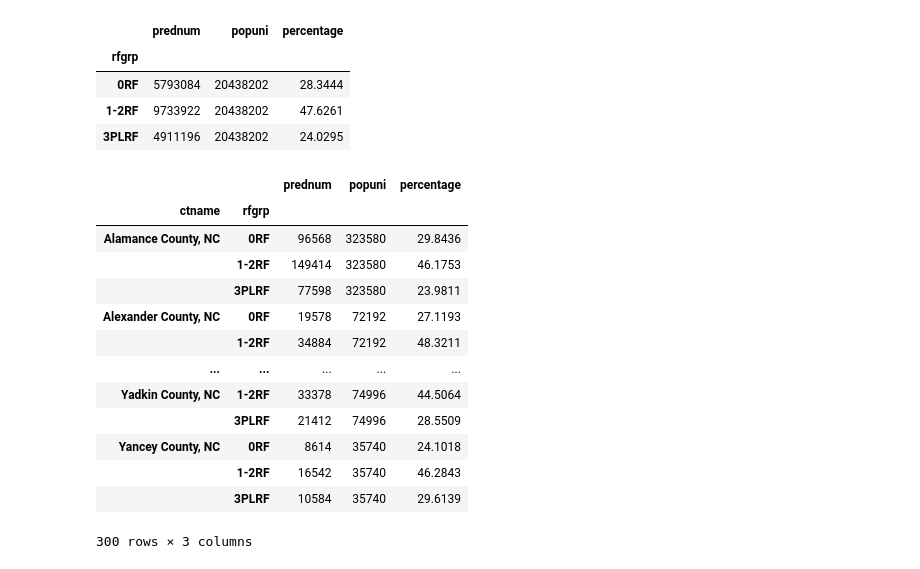
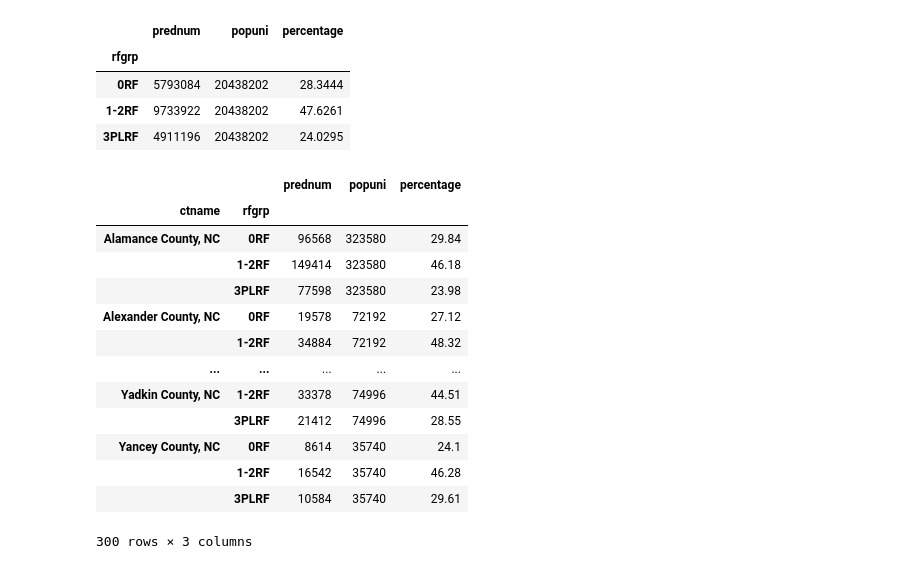
Before and after one commit to colbyhoke/project_1, a Jupyter notebook: covidapi.ipynb, the cells around one changed output. Cells and saved outputs as stored; diff of their text form; code cells hidden in the pictures.

```diff
--- a/covidapi.ipynb
+++ b/covidapi.ipynb
@@ -53,37 +57,42 @@ nc_overall_rf_df
 | 1-2RF | 9733922 | 20438202 | 47.6261 |
 | 3PLRF | 4911196 | 20438202 | 24.0295 |
 # %%
+# -----------------------
+# Reports fisk factor groups, by county, for North Carolina, based on census data
+# -----------------------
+
 # Break down NC data by county and risk factor levels
 nc_county_rf_df = nc_cre_df.groupby(['ctname','rfgrp']).sum()
+#nc_county_rf_df = nc_cre_df.groupby(['ctname']).sum()
 
 # Keep only the series we need
 nc_county_rf_df = nc_county_rf_df[['prednum','popuni']]
 
 # Make a new series to hold percentages
 nc_county_rf_df['percentage'] = ''
 
 # Iterate over rows to calculate percentages and store in the new series
 for index, row in nc_county_rf_df.iterrows():
     pct = (row['prednum'] / row['popuni'])*100
-    nc_county_rf_df.at[index,'percentage'] = pct
+    nc_county_rf_df.at[index,'percentage'] = round(pct,2)
 
 # Save as CSV
-#nc_county_rf_df.to_csv(r'NC_counties_risk factors.csv')
+nc_county_rf_df.to_csv(r'NC_counties_risk factors.csv')
 
 # Display the dataframe
 nc_county_rf_df
 # %% [output]
 |  |  | prednum | popuni | percentage |
 | ctname | rfgrp |  |  |  |
-| Alamance County, NC | 0RF | 96568 | 323580 | 29.8436 |
-|  | 1-2RF | 149414 | 323580 | 46.1753 |
-|  | 3PLRF | 77598 | 323580 | 23.9811 |
-| Alexander County, NC | 0RF | 19578 | 72192 | 27.1193 |
-|  | 1-2RF | 34884 | 72192 | 48.3211 |
+| Alamance County, NC | 0RF | 96568 | 323580 | 29.84 |
+|  | 1-2RF | 149414 | 323580 | 46.18 |
+|  | 3PLRF | 77598 | 323580 | 23.98 |
+| Alexander County, NC | 0RF | 19578 | 72192 | 27.12 |
+|  | 1-2RF | 34884 | 72192 | 48.32 |
 | ... | ... | ... | ... | ... |
-| Yadkin County, NC | 1-2RF | 33378 | 74996 | 44.5064 |
-|  | 3PLRF | 21412 | 74996 | 28.5509 |
-| Yancey County, NC | 0RF | 8614 | 35740 | 24.1018 |
-|  | 1-2RF | 16542 | 35740 | 46.2843 |
-|  | 3PLRF | 10584 | 35740 | 29.6139 |
+| Yadkin County, NC | 1-2RF | 33378 | 74996 | 44.51 |
+|  | 3PLRF | 21412 | 74996 | 28.55 |
+| Yancey County, NC | 0RF | 8614 | 35740 | 24.1 |
+|  | 1-2RF | 16542 | 35740 | 46.28 |
+|  | 3PLRF | 10584 | 35740 | 29.61 |
 300 rows × 3 columns
```
Also changed, not shown: parts of 14 cells of this notebook, 1 other file.
